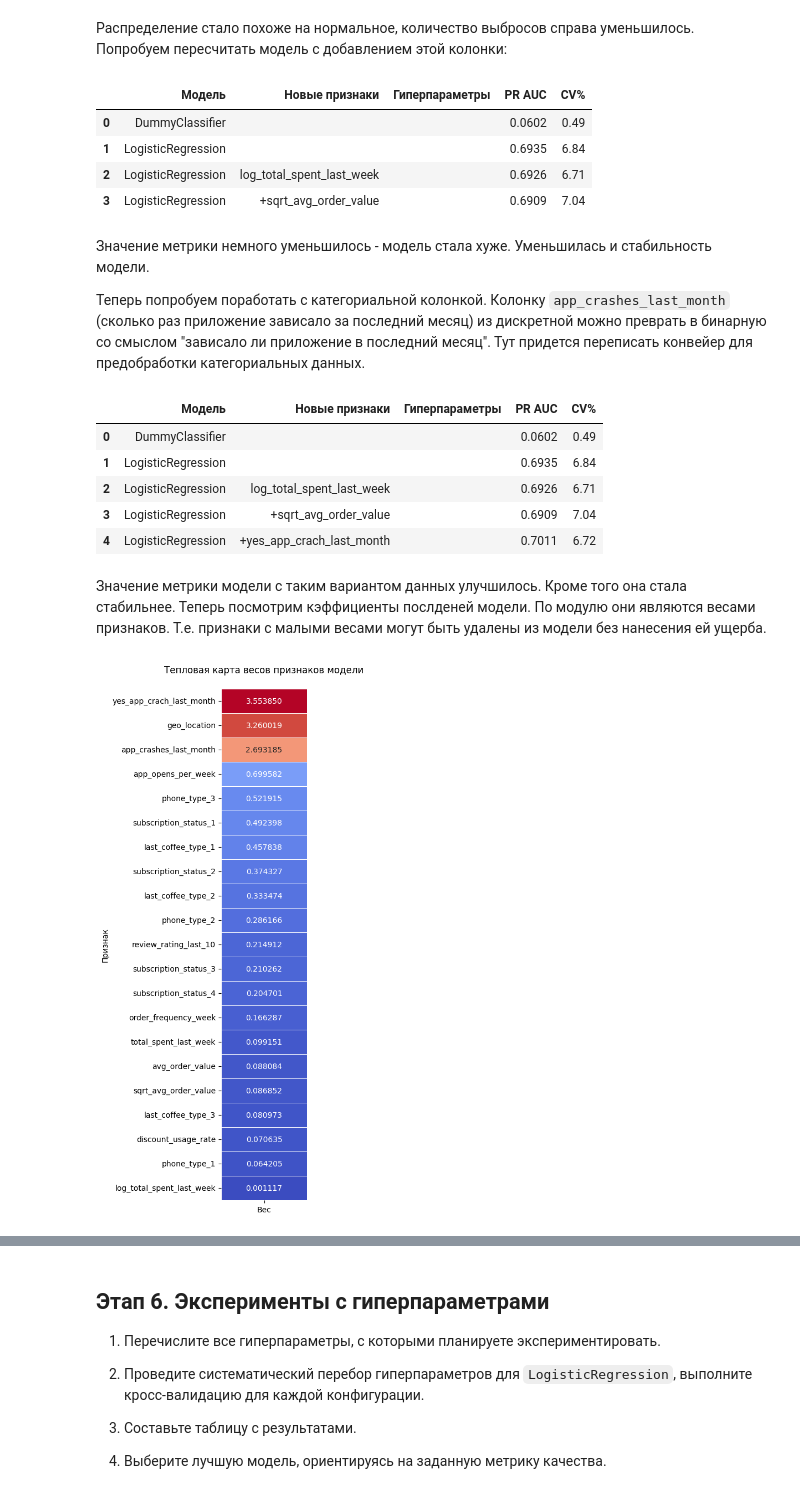
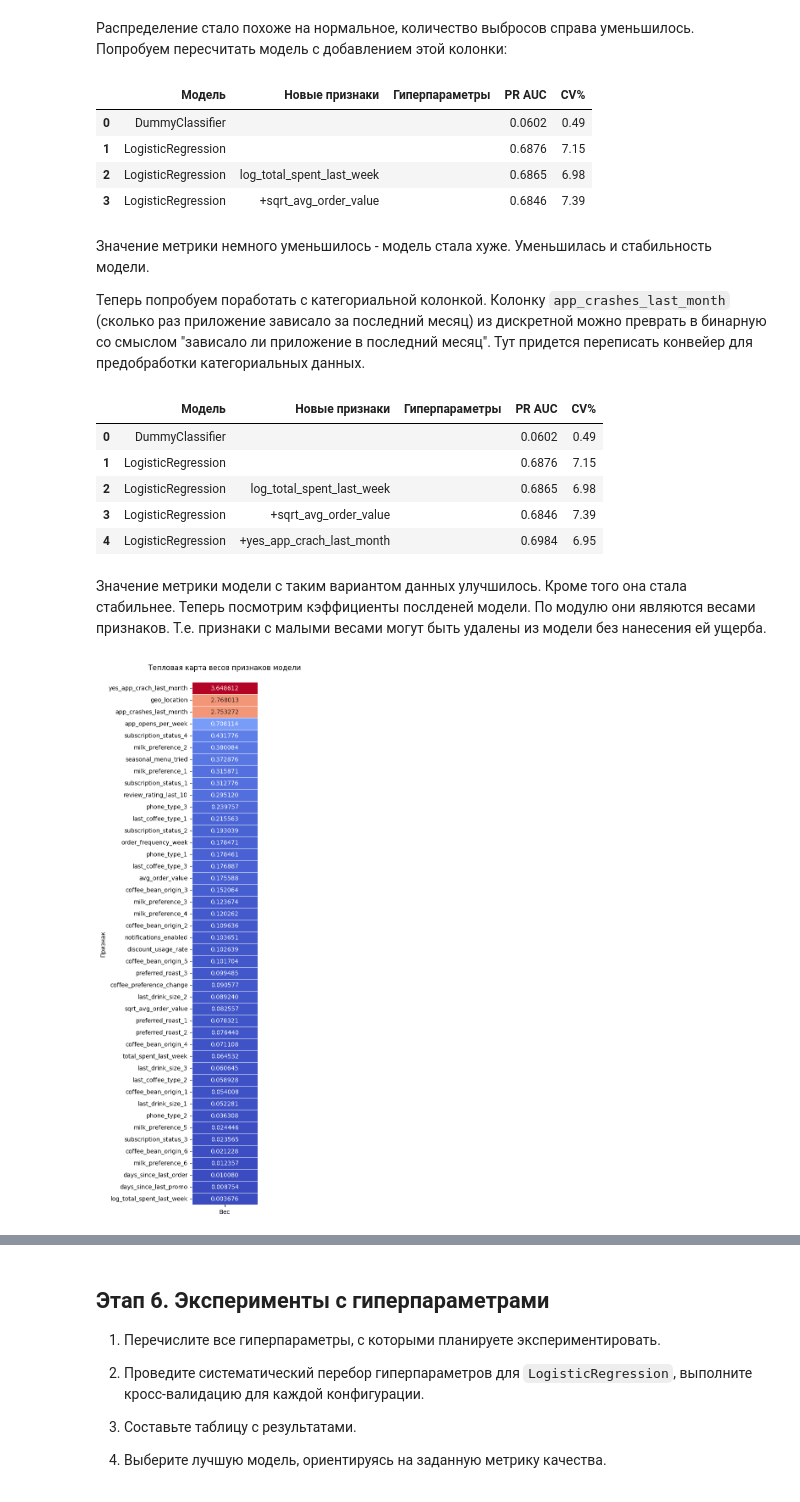
Before and after one commit to vict0r8632/customer_churn_model, a Jupyter notebook: customer_churn_model.ipynb, the cells around one changed output, grey strips where cells are left out. Cells and saved outputs as stored; diff of their text form; code cells hidden in the pictures.

```diff
--- a/customer_churn_model.ipynb
+++ b/customer_churn_model.ipynb
@@ -833,6 +884,6 @@ print(num_col)
 # %%
-cat_col.append('app_crashes_last_month')
-num_col.remove('app_crashes_last_month')
+cat_col = cat_col + discrete_col
+num_col = [item for item in num_col if item not in discrete_col]
 print('Категориальные:\n----------------')
 print(f'{cat_col}\n')
 print('Числовые:\n----------------')
@@ -901,12 +961,14 @@ preprocessor = ColumnTransformer(
 Теперь можно приступать к кодированию. Так как методы кодирования для колонок разные, то создадим ещё один препроцессор обработки колонок уже для нашего конвейера категориальных данных. В нем будет три трансформации: для колонок с кодированием по методу `OneHotEncoder`, для геоколонки `geo_location` с кодирование по методу `TargetEncoder` и для числовой колонки `app_crashes_last_month`, которой колирование вообще без надобности. Потом наш местный препроцессор добавим в конвейер последним шагом. Все описанное показано ниже:
 <a id='cat_trans'></a>
 # %%
+onehot_col = [item for item in cat_col if item not in discrete_col]
+onehot_col.remove('geo_location')
 # Препроцессор для кодирования категориальных данных
 cat_preproc = ColumnTransformer(
     transformers=[
-        ('incode_onehot', OneHotEncoder(handle_unknown='ignore'), ['last_coffee_type','subscription_status','phone_type']),
+        ('incode_onehot', OneHotEncoder(handle_unknown='ignore'), onehot_col),
         ('incode_target', TargetEncoder(), ['geo_location']),
-        ('incode_no', SimpleImputer(missing_values=np.nan, strategy='constant',fill_value=0), ['app_crashes_last_month'])
+        ('incode_no', SimpleImputer(missing_values=np.nan, strategy='constant',fill_value=0), discrete_col)
     ])
 
 # Конвейер для предобработки категориальных данных
@@ -935,18 +1001,16 @@ array([0.        , 0.        , 1.        , 0.        , 1.        ,
 # %% [markdown]
 Данные вернулись в виде массива, а не датафрейма. Чтобы получить более полное представление преобразуем его в датафрейм. Для этого сначала сгенерируем колонки датафрейма для просмотра, потом проанализируем.
 # %%
-# Исходные колонки для кодирования методом OneHotEncoder (порядок имеет значение)
-ish_col = ['last_coffee_type','subscription_status','phone_type']
 # Формирование списка колонок после кодирования
 cat_mod_col = []
-for col in ish_col:
+for col in onehot_col:
     n_uniq = X_train_val[col].nunique()
     for i in range(n_uniq):
         cat_mod_col.append(col+'_'+str(i+1))
 
 # Добавляем колонки с другим кодированием и без оного
 cat_mod_col.append('geo_location')
-cat_mod_col.append('app_crashes_last_month')
+cat_mod_col = cat_mod_col + discrete_col
 
 # Получаем датафрейм
 transform_df = pd.DataFrame(transform_np, columns=cat_mod_col)
@@ -1385,16 +1448,16 @@ num_col1.append('sqrt_avg_order_value')
 exc_col.append('sqrt_avg_order_value')
 
 
-work_model(LogisticRegression(), cat_transformer, num_transformer,
+work_model(LogisticRegression(max_iter=500), cat_transformer, num_transformer,
            X1_train_val, y_train_val, cat_col, num_col1,
            ['LogisticRegression','+sqrt_avg_order_value',''], res_df)
 res_df
 # %% [output]
 |  | Модель | Новые признаки | Гиперпараметры | PR AUC | CV% |
 | 0 | DummyClassifier |  |  | 0.0602 | 0.49 |
-| 1 | LogisticRegression |  |  | 0.6935 | 6.84 |
-| 2 | LogisticRegression | log_total_spent_last_week |  | 0.6926 | 6.71 |
-| 3 | LogisticRegression | +sqrt_avg_order_value |  | 0.6909 | 7.04 |
+| 1 | LogisticRegression |  |  | 0.6876 | 7.15 |
+| 2 | LogisticRegression | log_total_spent_last_week |  | 0.6865 | 6.98 |
+| 3 | LogisticRegression | +sqrt_avg_order_value |  | 0.6846 | 7.39 |
 # %% [markdown]
 Значение метрики немного уменьшилось - модель стала хуже. Уменьшилась и стабильность модели.
 
@@ -1402,14 +1465,16 @@ res_df
 # %%
 # новая колонка
 X1_train_val['yes_app_crach_last_month'] = np.where(X1_train_val['app_crashes_last_month'] > 0, 1, 0)
+discrete_col1 = discrete_col.copy()
+discrete_col1.append('yes_app_crach_last_month')
 
 # Препроцессор для кодирования категориальных данных
 cat_preproc = ColumnTransformer(
     transformers=[
-        ('incode_onehot', OneHotEncoder(handle_unknown='ignore'), ['last_coffee_type','subscription_status','phone_type']),
+        ('incode_onehot', OneHotEncoder(handle_unknown='ignore'), onehot_col),
         ('incode_target', TargetEncoder(), ['geo_location']),
         ('incode_no', SimpleImputer(missing_values=np.nan, strategy='constant',fill_value=0),
-             ['app_crashes_last_month', 'yes_app_crach_last_month']) # здесь добавлено, что для новой колонки не нужно кодирование
+             discrete_col1) # здесь добавлено, что для новой колонки не нужно кодирование
     ])
 
 # Конвейер для предобработки категориальных данных
@@ -1422,17 +1487,17 @@ cat_transformer = Pipeline(steps=[
 cat_col1 = cat_col.copy()
 cat_col1.append('yes_app_crach_last_month')
 
-work_model(LogisticRegression(), cat_transformer, num_transformer,
+work_model(LogisticRegression(max_iter=500), cat_transformer, num_transformer,
            X1_train_val, y_train_val, cat_col1, num_col1,
            ['LogisticRegression','+yes_app_crach_last_month',''], res_df)
 res_df
 # %% [output]
 |  | Модель | Новые признаки | Гиперпараметры | PR AUC | CV% |
 | 0 | DummyClassifier |  |  | 0.0602 | 0.49 |
-| 1 | LogisticRegression |  |  | 0.6935 | 6.84 |
-| 2 | LogisticRegression | log_total_spent_last_week |  | 0.6926 | 6.71 |
-| 3 | LogisticRegression | +sqrt_avg_order_value |  | 0.6909 | 7.04 |
-| 4 | LogisticRegression | +yes_app_crach_last_month |  | 0.7011 | 6.72 |
+| 1 | LogisticRegression |  |  | 0.6876 | 7.15 |
+| 2 | LogisticRegression | log_total_spent_last_week |  | 0.6865 | 6.98 |
+| 3 | LogisticRegression | +sqrt_avg_order_value |  | 0.6846 | 7.39 |
+| 4 | LogisticRegression | +yes_app_crach_last_month |  | 0.6984 | 6.95 |
 # %% [markdown]
 Значение метрики модели с таким вариантом данных улучшилось. Кроме того она стала стабильнее. Теперь посмотрим кэффициенты послденей модели. По модулю они являются весами признаков. Т.е. признаки с малыми весами могут быть удалены из модели без нанесения ей ущерба.
 # %%
@@ -1445,7 +1510,7 @@ prepocessor1 = ColumnTransformer(
 
 pipeline1 = Pipeline(steps=[
     ('prep', prepocessor1),
-    ('model', LogisticRegression())
+    ('model', LogisticRegression(max_iter=500))
 ])
 
 # Зададим параметры для пользовательских функций
@@ -1460,33 +1525,33 @@ coef_l = list(pipeline1.steps[1][1].coef_[0])
 # Поэтому то же самое добавим в список категориальных колонок на выходе.
 cat_mod_col1 = cat_mod_col.copy()
 cat_mod_col1.append('yes_app_crach_last_month')
 # В список числовых колонок на выходе добавим две придуманные нами колонки
 num_mod_col1 = num_mod_col + ['log_total_spent_last_week', 'sqrt_avg_order_value']
 # Соберем датафрейм весов признаков (коэффициентов регрессии)
 # В нем поместим веса по модулю и отсортируем по их значениям
 data1 = {'Признак': cat_mod_col1 + num_mod_col1,
         'Вес': np.abs(coef_l)
         }
 weight_df = pd.DataFrame(data1).sort_values('Вес', ascending=False)
 weight_df.set_index('Признак', inplace=True)
 
 # Строим тепловую карту
-plt.figure(figsize=(2, 12))
+plt.figure(figsize=(2, 16))
 
 sns.heatmap(weight_df,
             annot=True, # Отображаем численные значения в ячейках карты
             fmt='.6f', # Форматируем значения корреляции: три знака после точки
             cmap='coolwarm', # Устанавливаем цветовую гамму от красного (макс. значение) к синему
             linewidths=0.5, # Форматируем линию между ячейками карты
             cbar=False # Отключаем цветовую шкалу
             #rot=0
            )
 
 # Добавляем заголовок и подпись по оси Х
 plt.title('Тепловая карта весов признаков модели\n')
 
 # Выводим график
 plt.show()
 # %% [output]
-[figure, old version]
+[figure, new version]
 # %% [markdown]
```
Also changed, not shown: parts of 54 cells of this notebook, 1 other file.
